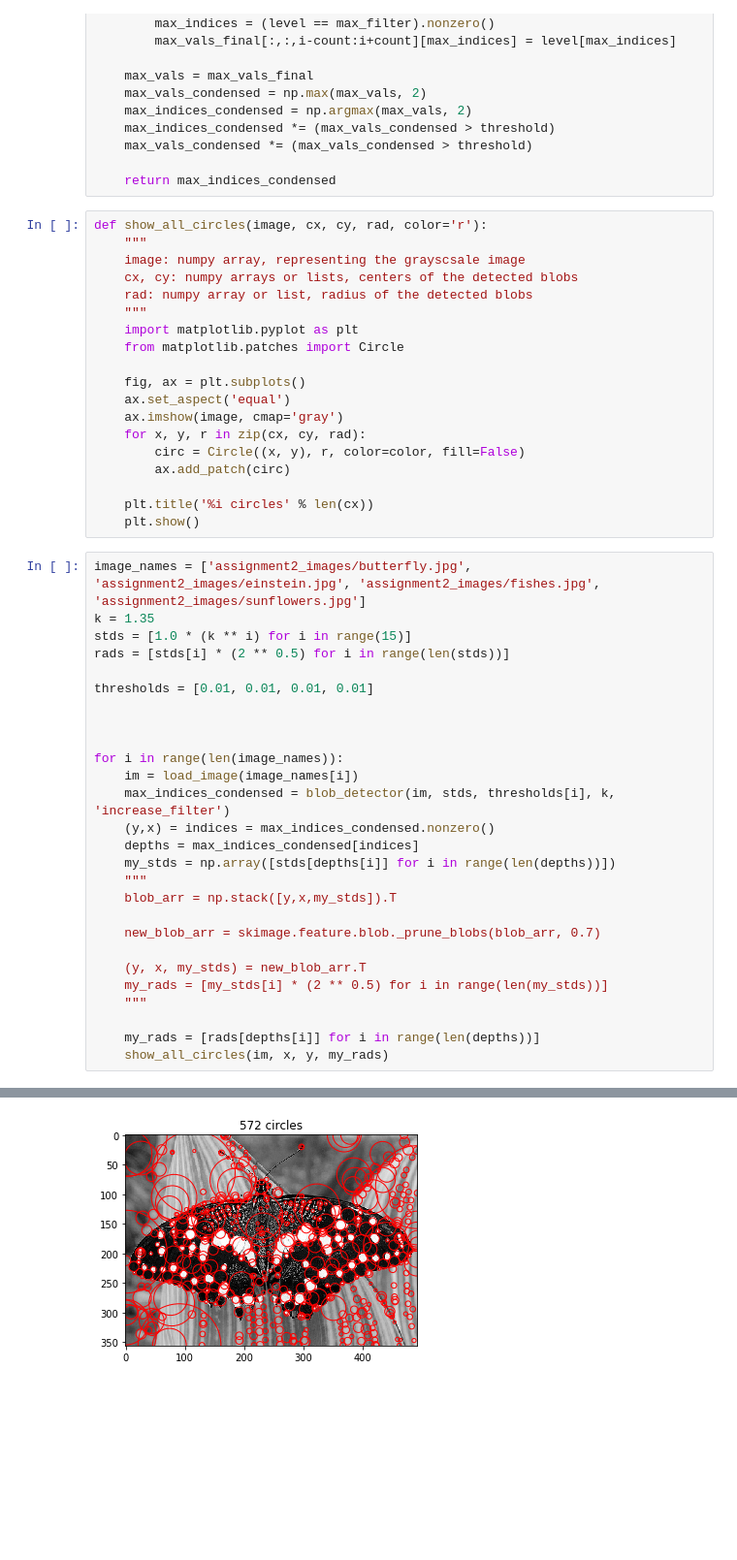
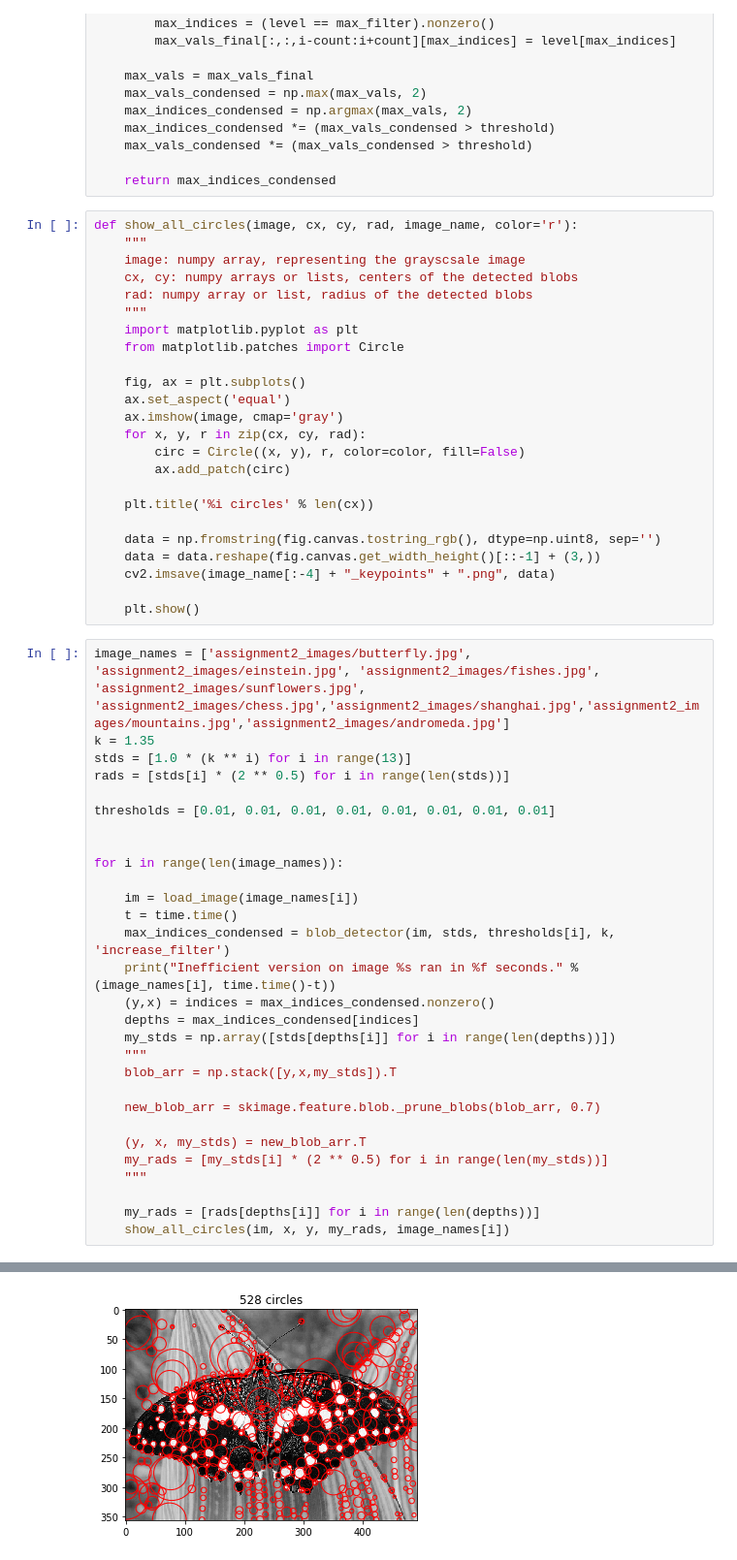
Before and after one commit to mcguiremichael/Vision, a Jupyter notebook: mlm3_mp2_part2_code.ipynb, the cells around one changed output, grey strips where cells are left out. Shown at 97% size. Saved outputs shown, nothing was run; the diff lists cells and outputs as text; blank space fills up the shorter version.

```diff
--- a/mlm3_mp2_part2_code.ipynb
+++ b/mlm3_mp2_part2_code.ipynb
@@ -59,7 +60,7 @@ def blob_detector(image, stds, threshold, k, method):
 
     return max_indices_condensed
 # %%
-def show_all_circles(image, cx, cy, rad, color='r'):
+def show_all_circles(image, cx, cy, rad, image_name, color='r'):
     """
     image: numpy array, representing the grayscsale image
     cx, cy: numpy arrays or lists, centers of the detected blobs
@@ -76,20 +77,27 @@ def show_all_circles(image, cx, cy, rad, color='r'):
         ax.add_patch(circ)
 
     plt.title('%i circles' % len(cx))
+
+    data = np.fromstring(fig.canvas.tostring_rgb(), dtype=np.uint8, sep='')
+    data = data.reshape(fig.canvas.get_width_height()[::-1] + (3,))
+    cv2.imsave(image_name[:-4] + "_keypoints" + ".png", data)
+
     plt.show()
 # %%
-image_names = ['assignment2_images/butterfly.jpg', 'assignment2_images/einstein.jpg', 'assignment2_images/fishes.jpg', 'assignment2_images/sunflowers.jpg']
+image_names = ['assignment2_images/butterfly.jpg', 'assignment2_images/einstein.jpg', 'assignment2_images/fishes.jpg', 'assignment2_images/sunflowers.jpg', 'assignment2_images/chess.jpg','assignment2_images/shanghai.jpg','assignment2_images/mountains.jpg','assignment2_images/andromeda.jpg']
 k = 1.35
-stds = [1.0 * (k ** i) for i in range(15)]
+stds = [1.0 * (k ** i) for i in range(13)]
 rads = [stds[i] * (2 ** 0.5) for i in range(len(stds))]
 
-thresholds = [0.01, 0.01, 0.01, 0.01]
-
+thresholds = [0.01, 0.01, 0.01, 0.01, 0.01, 0.01, 0.01, 0.01]
 
 
 for i in range(len(image_names)):
+
     im = load_image(image_names[i])
+    t = time.time()
     max_indices_condensed = blob_detector(im, stds, thresholds[i], k, 'increase_filter')
+    print("Inefficient version on image %s ran in %f seconds." % (image_names[i], time.time()-t))
     (y,x) = indices = max_indices_condensed.nonzero()
     depths = max_indices_condensed[indices]
     my_stds = np.array([stds[depths[i]] for i in range(len(depths))])
@@ -103,5 +111,5 @@ for i in range(len(image_names)):
     """
 
     my_rads = [rads[depths[i]] for i in range(len(depths))]
-    show_all_circles(im, x, y, my_rads)
+    show_all_circles(im, x, y, my_rads, image_names[i])
 # %% [output]
@@ -108 +118 @@ for i in range(len(image_names)):
-[figure, old version]
+[figure, new version]
```
Also changed, not shown: parts of 3 cells of this notebook, 12 other files.
